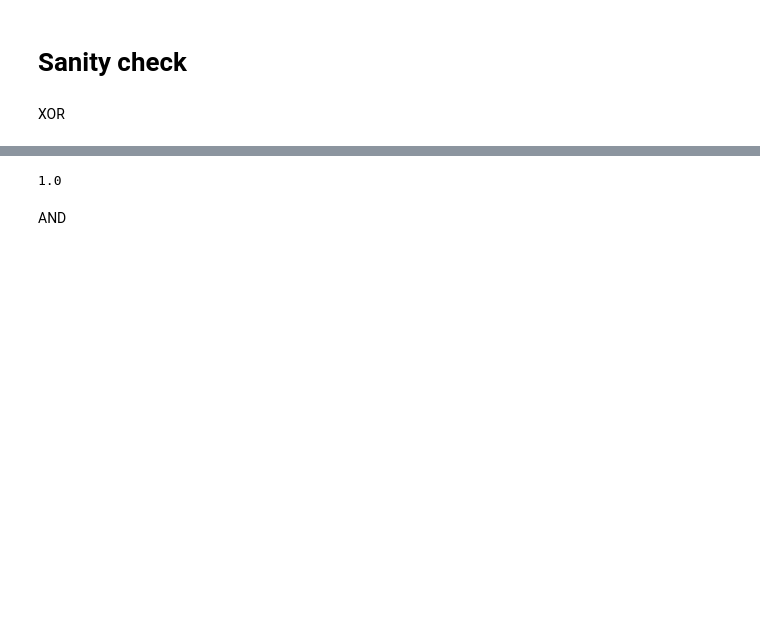
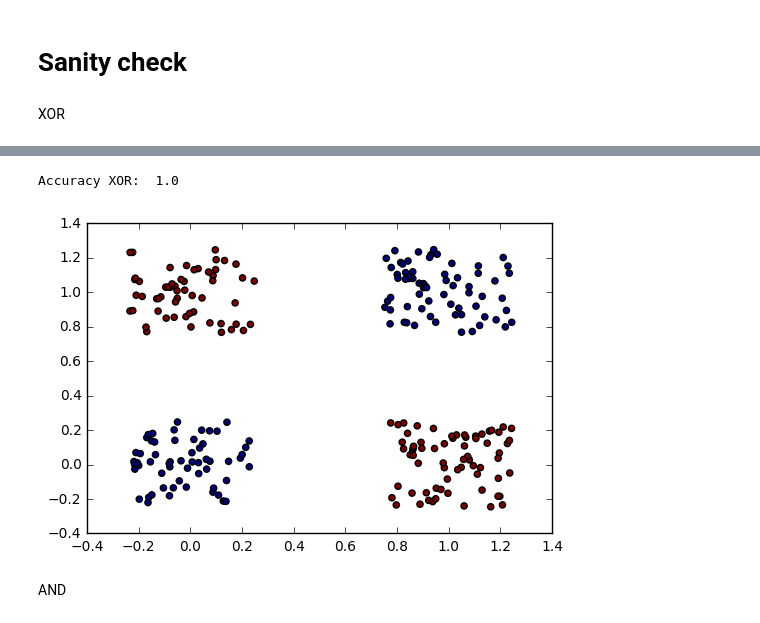
Before and after one commit to tmubarakshin/data_mining, a Jupyter notebook: t.mubarakshin_hw1.ipynb, the cells around one changed output, grey strips where cells are left out. Drawn from its saved outputs; the diff is of its cells as text; code cells hidden in the pictures; blank space fills up the shorter version.

```diff
--- a/t.mubarakshin_hw1.ipynb
+++ b/t.mubarakshin_hw1.ipynb
@@ -359,7 +350,11 @@ plt.plot(xornn.errors_plot)
-# %%
-test_accuracy(np.argmax(xornn.predict(XOR_test), axis = 1), np.argmax(y_xor_test, axis=1))
-# %% [output]
-1.0
+# %%
+xor_pred = xornn.predict(XOR_test)
+print 'Accuracy XOR: ', test_accuracy(np.argmax(y_pred, axis = 1), np.argmax(y_xor_test, axis=1))
+plt.scatter(XOR_test[:,0], XOR_test[:,1], c=np.argmax(y_pred, axis = 1))
+plt.show()
+# %% [output]
+Accuracy XOR:  1.0
+[figure, added]
 # %% [markdown]
 AND
 # %%
```
Also changed, not shown: parts of 17 cells of this notebook.
